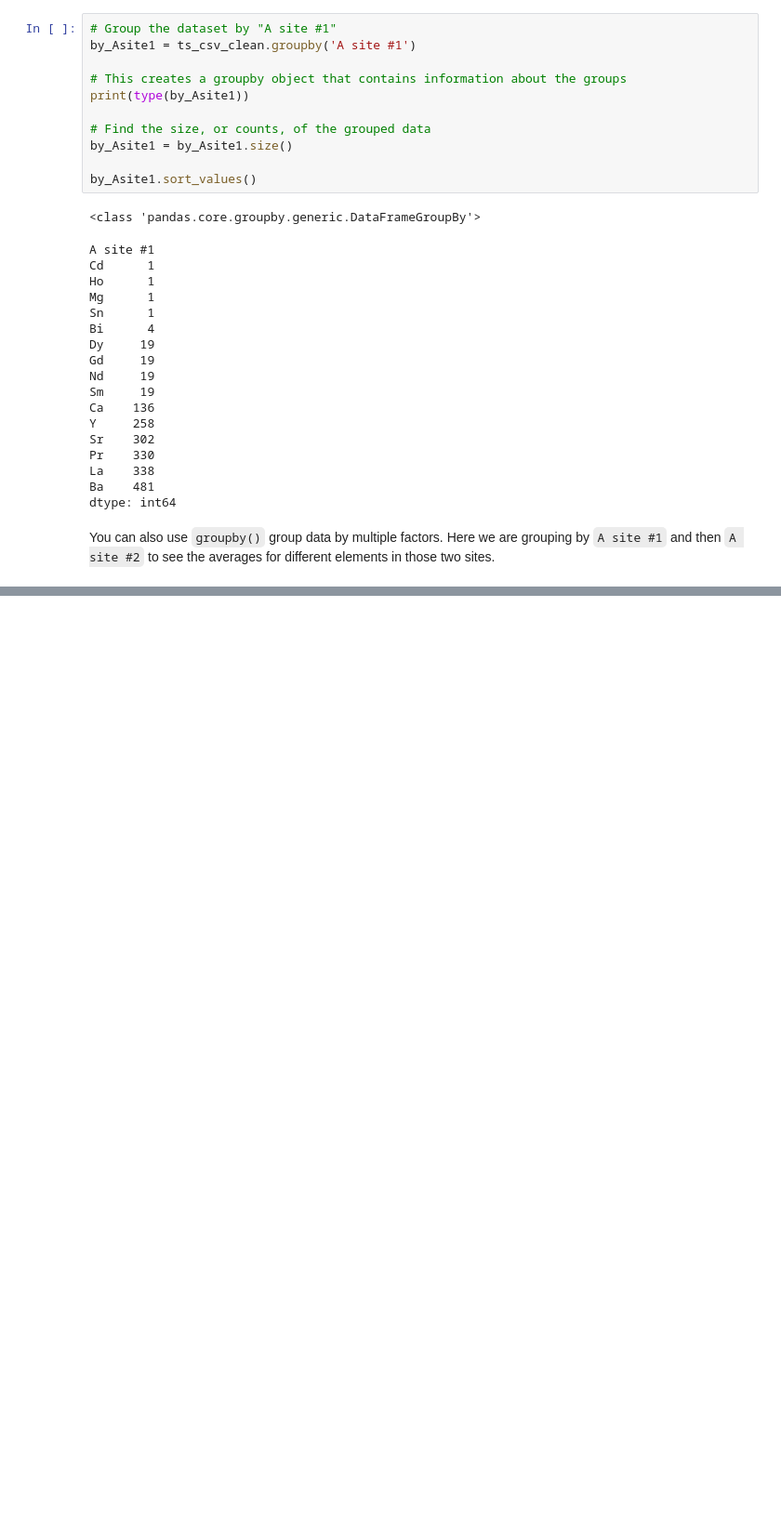
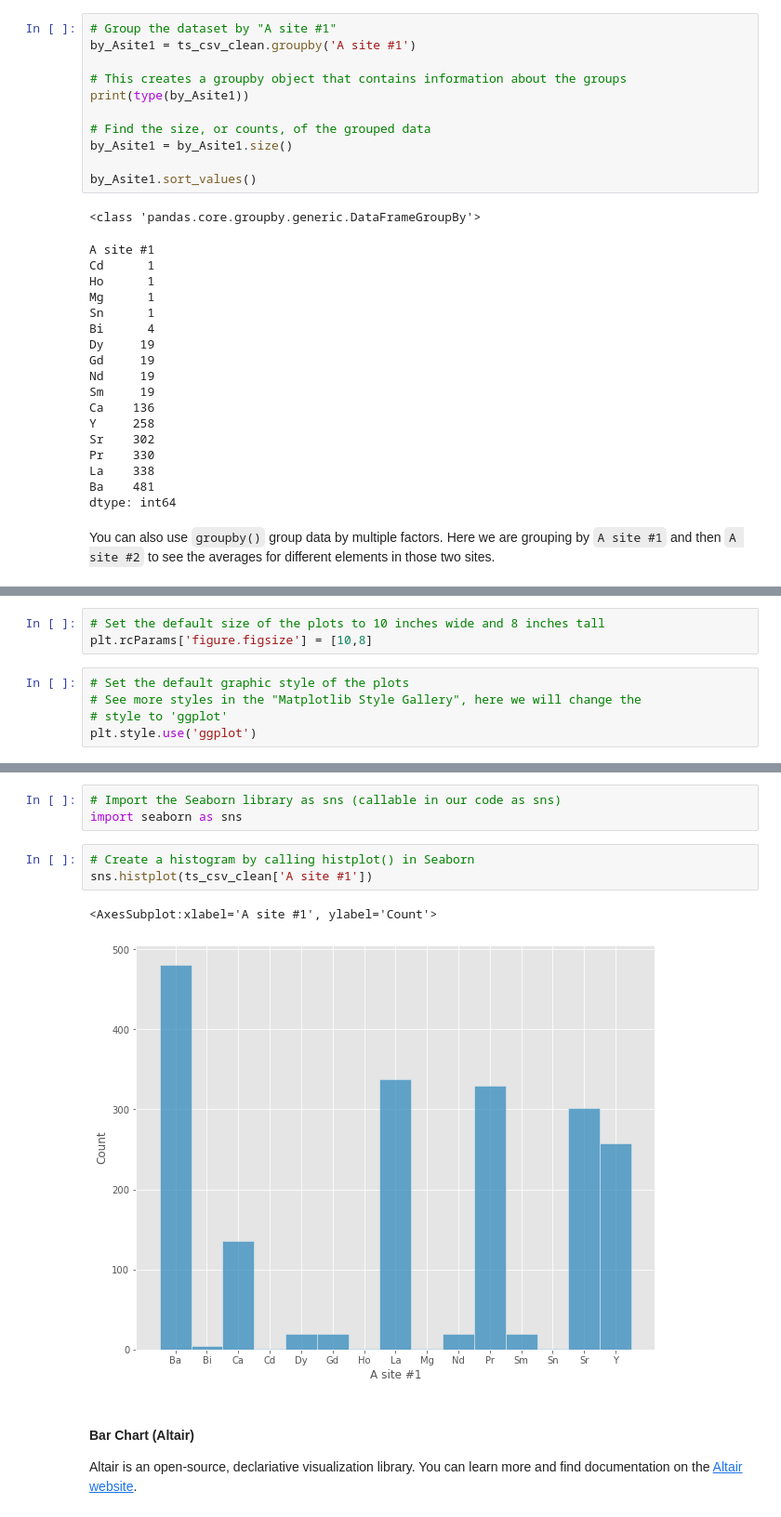
Before and after one commit to NCSU-Libraries/data-viz-instruction, a Jupyter notebook: MI_REU_2021/Workshop_3_Cleaning_Manipulating_and_Exploring_Data_with_Pandas.ipynb, the cells around one changed output, grey strips where cells are left out. Shown at 93% size. Saved outputs shown, nothing was run; the diff lists cells and outputs as text; blank space fills up the shorter version.

```diff
--- a/MI_REU_2021/Workshop_3_Cleaning_Manipulating_and_Exploring_Data_with_Pandas.ipynb
+++ b/MI_REU_2021/Workshop_3_Cleaning_Manipulating_and_Exploring_Data_with_Pandas.ipynb
@@ -330,0 +407,8 @@ ts_csv_clean.groupby(['A site #1', 'A site #2']).mean()
+# %%
+# Set the default size of the plots to 10 inches wide and 8 inches tall
+plt.rcParams['figure.figsize'] = [10,8]
+# %%
+# Set the default graphic style of the plots
+# See more styles in the "Matplotlib Style Gallery", here we will change the
+# style to 'ggplot'
+plt.style.use('ggplot')
@@ -330,0 +481,13 @@ ts_csv_clean.groupby(['A site #1', 'A site #2']).mean()
+# %%
+# Import the Seaborn library as sns (callable in our code as sns)
+import seaborn as sns
+# %%
+# Create a histogram by calling histplot() in Seaborn
+sns.histplot(ts_csv_clean['A site #1'])
+# %% [output]
+<AxesSubplot:xlabel='A site #1', ylabel='Count'>
+[figure, added]
+# %% [markdown]
+#### Bar Chart (Altair)
+
+Altair is an open-source, declariative visualization library. You can learn more and find documentation on the [Altair website](https://altair-viz.github.io/index.html).
```
Also changed, not shown: parts of 33 cells of this notebook, 1 other file.
